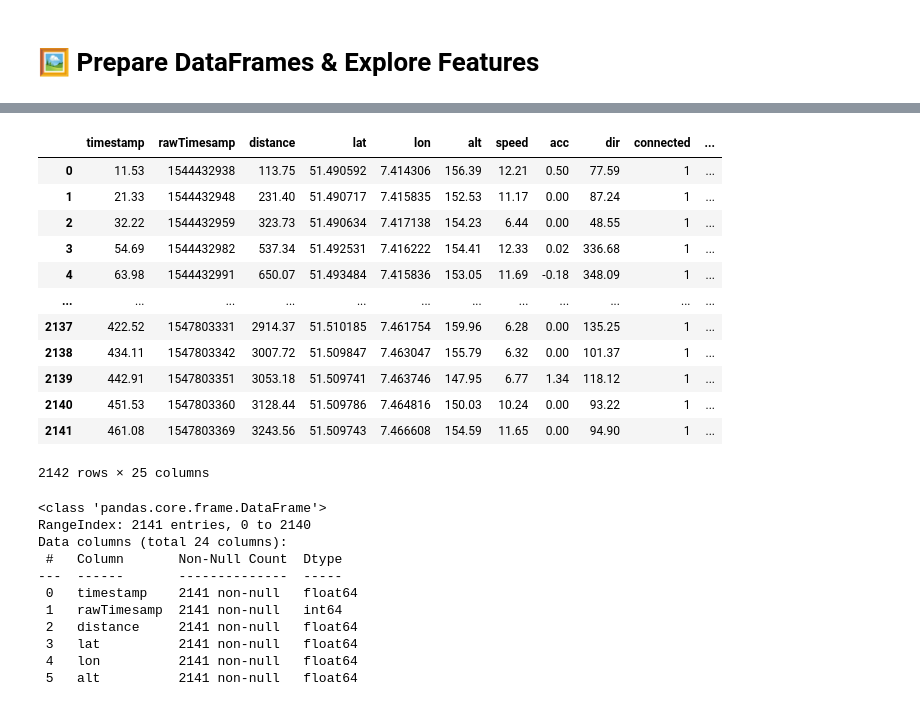
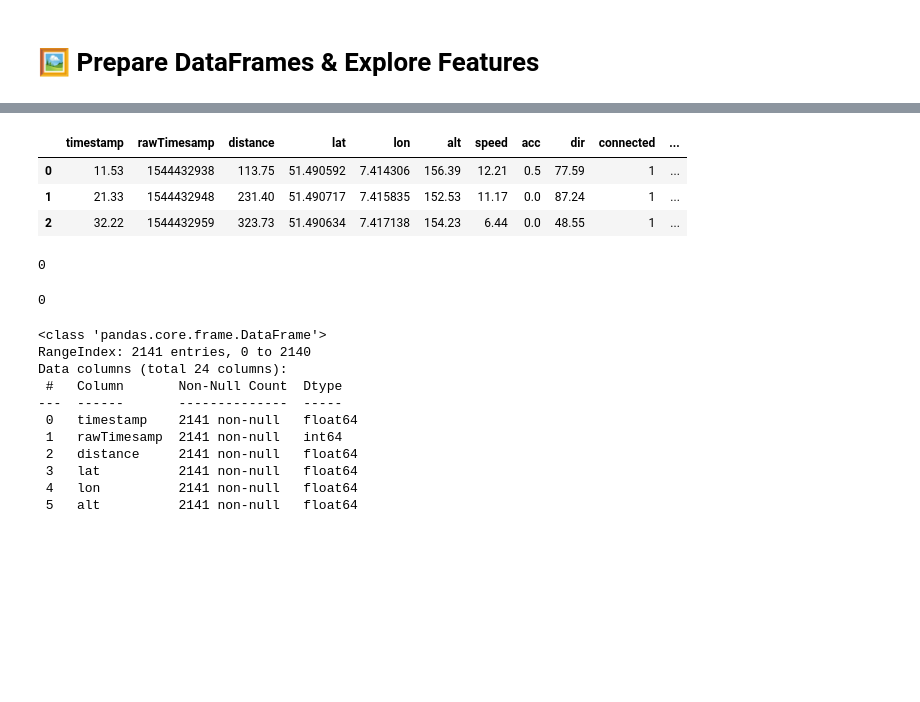
Before and after one commit to luiul/statistics-meets-logistics, a Jupyter notebook: project-w-data/project.ipynb, the cells around one changed output, grey strips where cells are left out. Drawn from its saved outputs; the diff is of its cells as text; code cells hidden in the pictures; blank space fills up the shorter version.

```diff
--- a/project-w-data/project.ipynb
+++ b/project-w-data/project.ipynb
@@ -54,18 +44,19 @@ dl
 # %%
-ul
+ul.head(3)
 # %% [output]
 |  | timestamp | rawTimesamp | distance | lat | lon | alt | speed | acc | dir | connected | ... |
-| 0 | 11.53 | 1544432938 | 113.75 | 51.490592 | 7.414306 | 156.39 | 12.21 | 0.50 | 77.59 | 1 | ... |
-| 1 | 21.33 | 1544432948 | 231.40 | 51.490717 | 7.415835 | 152.53 | 11.17 | 0.00 | 87.24 | 1 | ... |
-| 2 | 32.22 | 1544432959 | 323.73 | 51.490634 | 7.417138 | 154.23 | 6.44 | 0.00 | 48.55 | 1 | ... |
-| 3 | 54.69 | 1544432982 | 537.34 | 51.492531 | 7.416222 | 154.41 | 12.33 | 0.02 | 336.68 | 1 | ... |
-| 4 | 63.98 | 1544432991 | 650.07 | 51.493484 | 7.415836 | 153.05 | 11.69 | -0.18 | 348.09 | 1 | ... |
-| ... | ... | ... | ... | ... | ... | ... | ... | ... | ... | ... | ... |
-| 2137 | 422.52 | 1547803331 | 2914.37 | 51.510185 | 7.461754 | 159.96 | 6.28 | 0.00 | 135.25 | 1 | ... |
-| 2138 | 434.11 | 1547803342 | 3007.72 | 51.509847 | 7.463047 | 155.79 | 6.32 | 0.00 | 101.37 | 1 | ... |
-| 2139 | 442.91 | 1547803351 | 3053.18 | 51.509741 | 7.463746 | 147.95 | 6.77 | 1.34 | 118.12 | 1 | ... |
-| 2140 | 451.53 | 1547803360 | 3128.44 | 51.509786 | 7.464816 | 150.03 | 10.24 | 0.00 | 93.22 | 1 | ... |
-| 2141 | 461.08 | 1547803369 | 3243.56 | 51.509743 | 7.466608 | 154.59 | 11.65 | 0.00 | 94.90 | 1 | ... |
+| 0 | 11.53 | 1544432938 | 113.75 | 51.490592 | 7.414306 | 156.39 | 12.21 | 0.5 | 77.59 | 1 | ... |
+| 1 | 21.33 | 1544432948 | 231.40 | 51.490717 | 7.415835 | 152.53 | 11.17 | 0.0 | 87.24 | 1 | ... |
+| 2 | 32.22 | 1544432959 | 323.73 | 51.490634 | 7.417138 | 154.23 | 6.44 | 0.0 | 48.55 | 1 | ... |
-2142 rows × 25 columns
+# %%
+dl.isnull().sum().sum()
+# no missing data in dl
+# %% [output]
+0
+# %%
+ul.isnull().sum().sum()
+# no missing data in ul
+# %% [output]
+0
 # %%
 dl.info()
```
Also changed, not shown: parts of 35 cells of this notebook, 17 other files.
